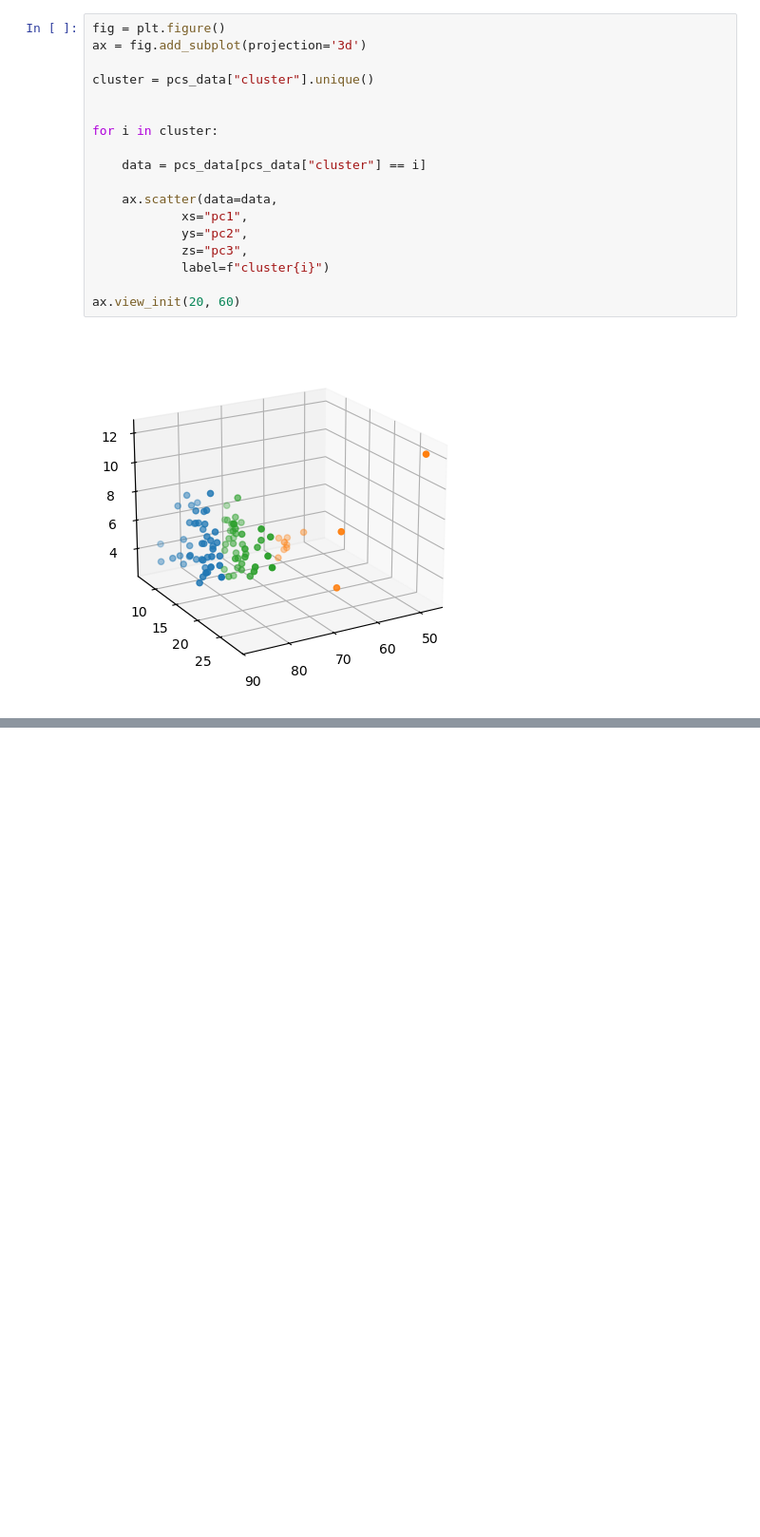
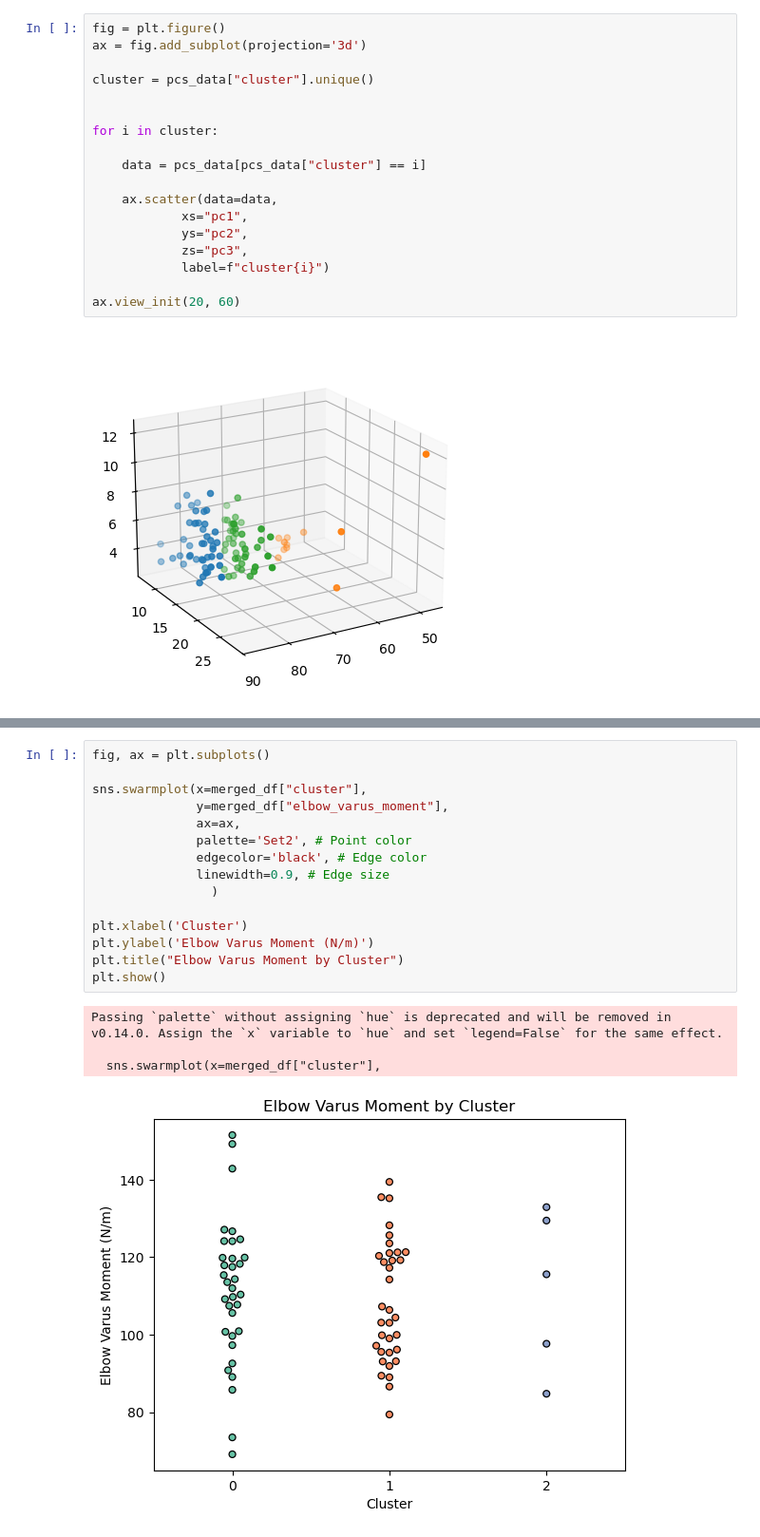
Before and after one commit to yyanagita66/pitching_motion_classification, a Jupyter notebook: classification.ipynb, the cells around one changed output, grey strips where cells are left out. Shown: that part at 95% size. Cells and saved outputs as stored; diff of their text form; blank space fills up the shorter version.

```diff
--- a/classification.ipynb
+++ b/classification.ipynb
@@ -290,0 +370,20 @@ ax.view_init(20, 60)
+# %%
+fig, ax = plt.subplots()
+
+sns.swarmplot(x=merged_df["cluster"],
+              y=merged_df["elbow_varus_moment"],
+              ax=ax,
+              palette='Set2', # Point color
+              edgecolor='black', # Edge color
+              linewidth=0.9, # Edge size
+                )
+
+plt.xlabel('Cluster')
+plt.ylabel('Elbow Varus Moment (N/m)')
+plt.title("Elbow Varus Moment by Cluster")
+plt.show()
+# %% [output]
+Passing `palette` without assigning `hue` is deprecated and will be removed in v0.14.0. Assign the `x` variable to `hue` and set `legend=False` for the same effect.
+
+  sns.swarmplot(x=merged_df["cluster"],
+[figure, added]
```
Also changed, not shown: parts of 18 cells of this notebook.
